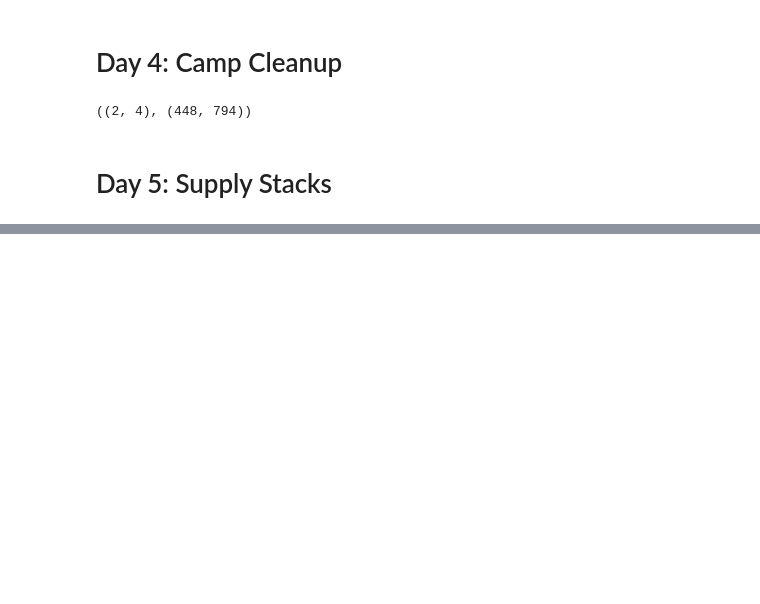
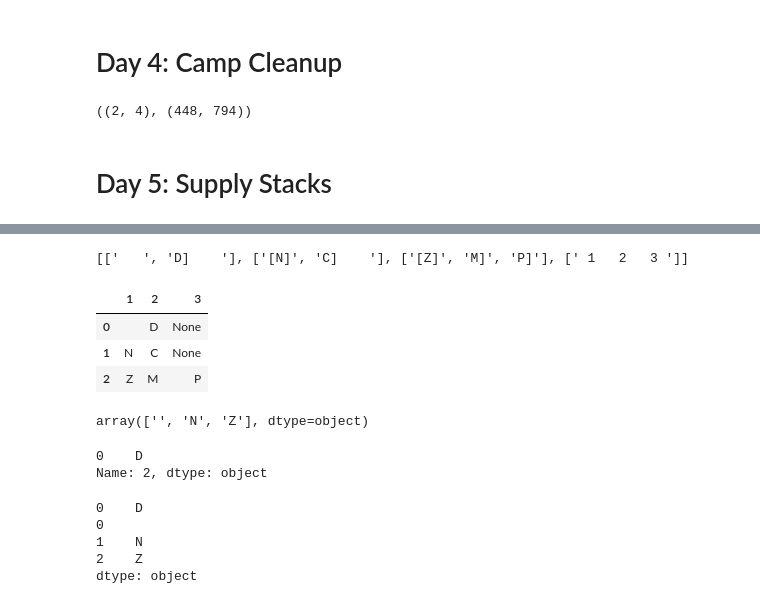
Before and after one commit to CarolinaDN/AdventCode, a Jupyter notebook: AdventCode2022.ipynb, the cells around one changed output, grey strips where cells are left out. Cells and saved outputs as stored; diff of their text form; code cells hidden in the pictures; blank space fills up the shorter version.

```diff
--- a/AdventCode2022.ipynb
+++ b/AdventCode2022.ipynb
@@ -211,0 +214,11 @@ cleanup(test), cleanup(day4)
+# %%
+test = ['    [D]    ',
+'[N] [C]    ',
+'[Z] [M] [P]',
+' 1   2   3 ',
+'',
+'move 1 from 2 to 1',
+'move 3 from 1 to 3',
+'move 2 from 2 to 1',
+'move 1 from 1 to 2']
+test
@@ -211,0 +235,41 @@ cleanup(test), cleanup(day4)
+# %%
+stack=[]
+for i in test:
+  if i != '':
+    stack.append(i.split(' ['))
+  else:
+    break
+# %%
+stack
+# %% [output]
+[['   ', 'D]    '], ['[N]', 'C]    '], ['[Z]', 'M]', 'P]'], [' 1   2   3 ']]
+# %%
+import pandas as pd
+import numpy as np
+df = pd.DataFrame(stack[:-1]).replace(']','', regex=True).replace('\[','', regex=True).replace(' ', '')
+df.columns = df.index +1
+for column in df.columns:
+  df[column] = df[column].str.strip()
+df
+# %% [output]
+|  | 1 | 2 | 3 |
+| 0 |  | D | None |
+| 1 | N | C | None |
+| 2 | Z | M | P |
+# %%
+df[1].unique()
+# %% [output]
+array(['', 'N', 'Z'], dtype=object)
+# %%
+df[2][:1]
+# %% [output]
+0    D
+Name: 2, dtype: object
+# %%
+pd.concat([df[2][:1], df[1]])#.replace('', np.nan())
+# %% [output]
+0    D
+0
+1    N
+2    Z
+dtype: object
```
Also changed, not shown: parts of 4 cells of this notebook.
